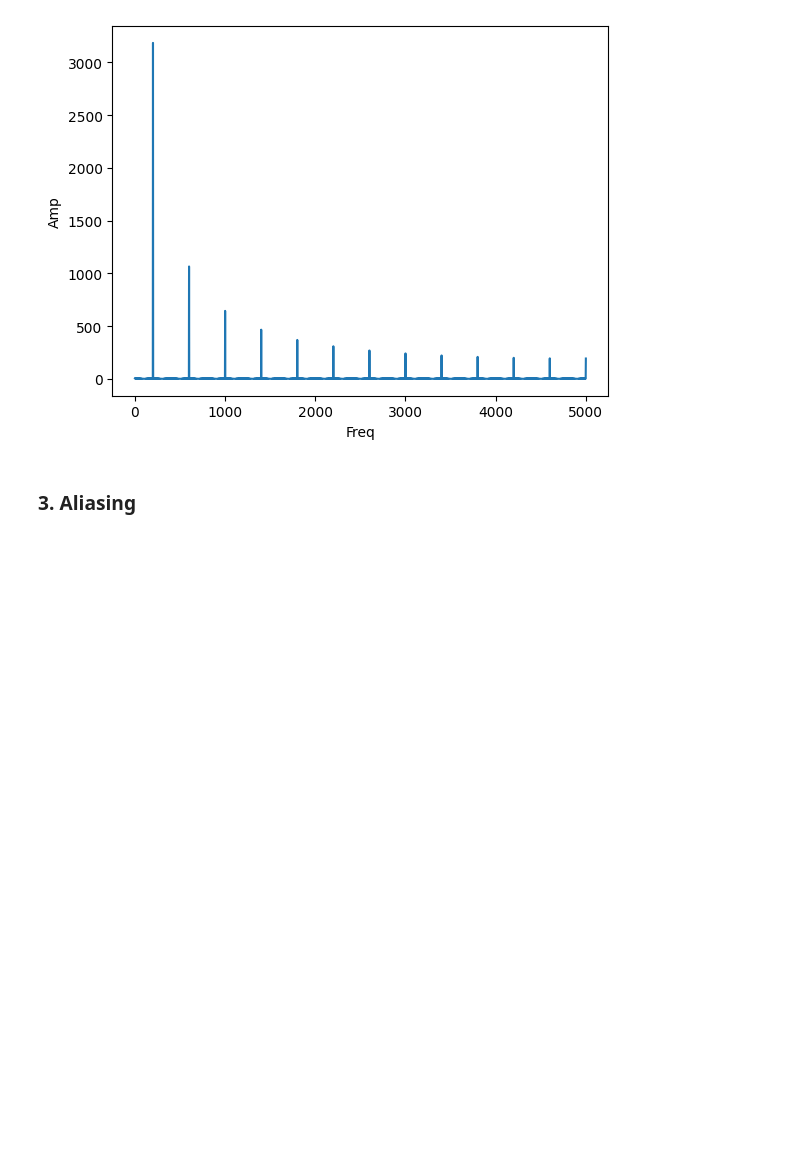
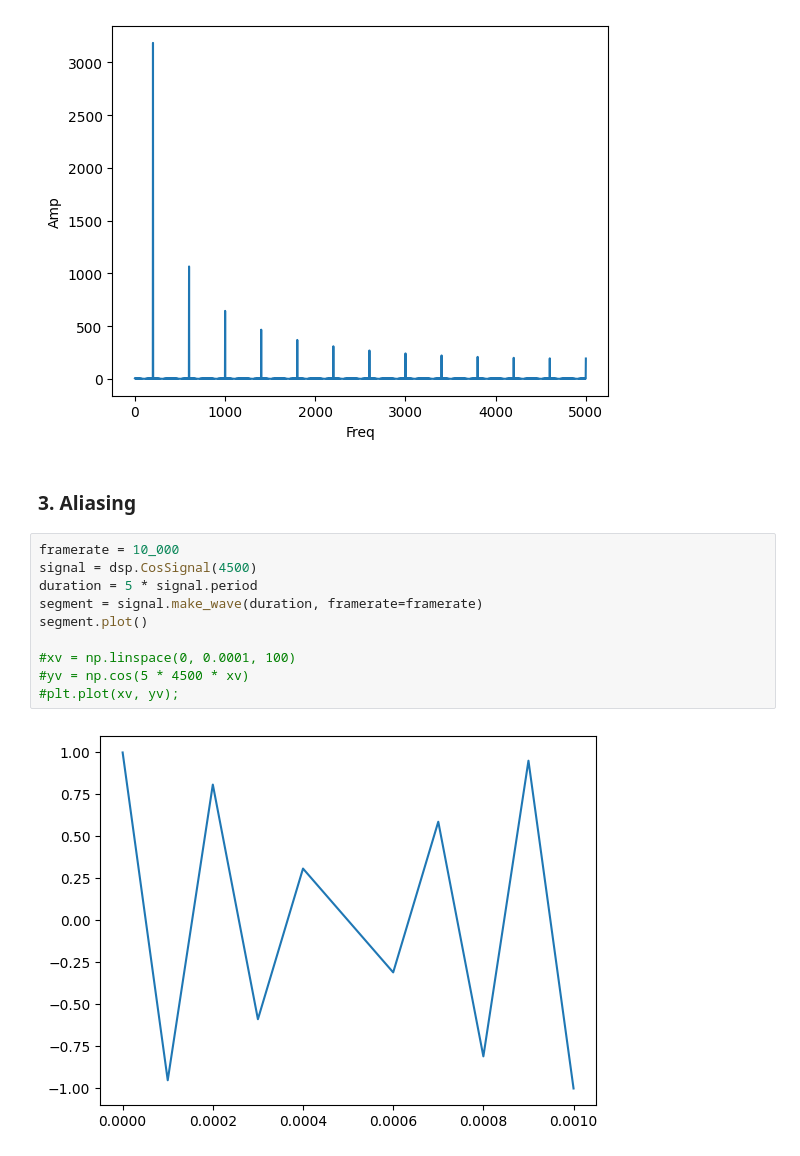
Before and after one commit to damiansp/completePython, a Jupyter notebook: dsp/2_harmonics/harmonics.ipynb, the cells around one changed output. Saved outputs shown, nothing was run; the diff lists cells and outputs as text; blank space fills up the shorter version.

```diff
--- a/dsp/2_harmonics/harmonics.ipynb
+++ b/dsp/2_harmonics/harmonics.ipynb
@@ -32,3 +35,15 @@ spectrum.plot()
 [figure]
 # %% [markdown]
 ### 3. Aliasing
+# %%
+framerate = 10_000
+signal = dsp.CosSignal(4500)
+duration = 5 * signal.period
+segment = signal.make_wave(duration, framerate=framerate)
+segment.plot()
+
+#xv = np.linspace(0, 0.0001, 100)
+#yv = np.cos(5 * 4500 * xv)
+#plt.plot(xv, yv);
+# %% [output]
+[figure, added]
```
Also changed, not shown: parts of 2 cells of this notebook.
